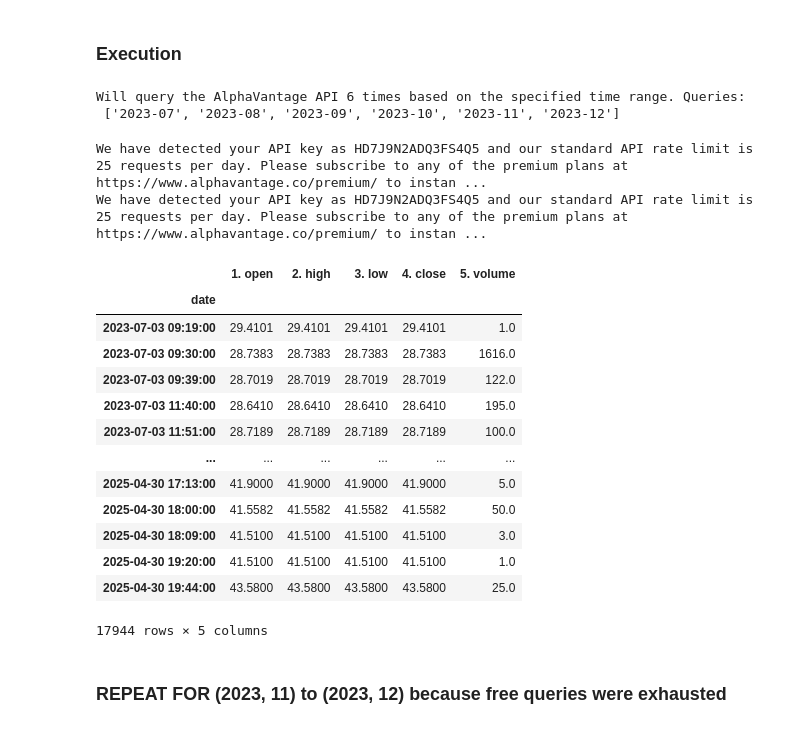
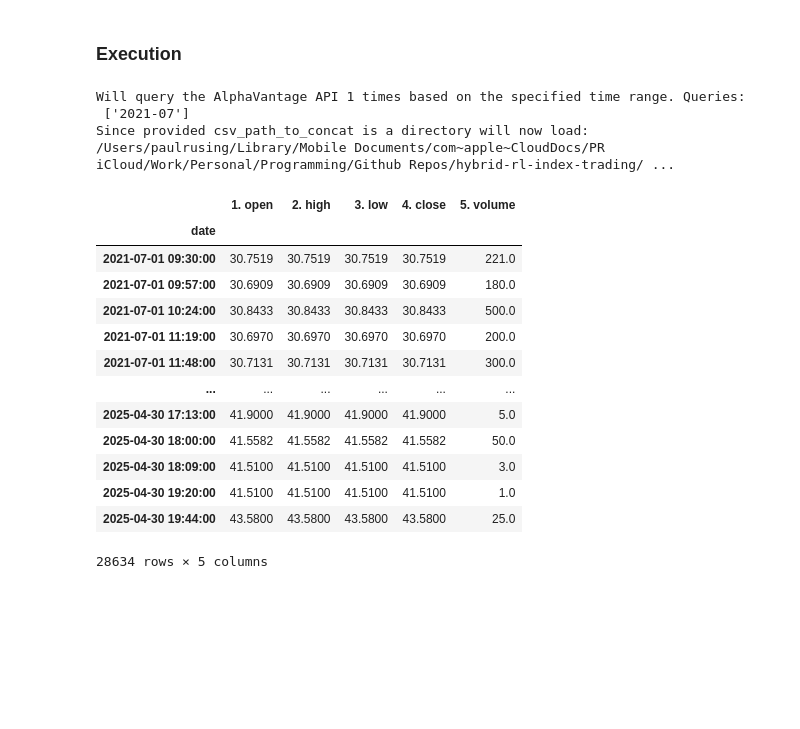
Before and after one commit to paulruesing/hybrid-rl-index-trading, a Jupyter notebook: notebooks/data_pull_dev.ipynb, the cells around one changed output. Drawn from its saved outputs; the diff is of its cells as text; code cells hidden in the pictures; blank space fills up the shorter version.

```diff
--- a/notebooks/data_pull_dev.ipynb
+++ b/notebooks/data_pull_dev.ipynb
@@ -129,7 +132,8 @@ IndexError: index 0 is out of bounds for axis 0 with size 0
 (Restricted to 25 daily free requests)
 # %%
 def get_data_from_alphavantage(api_key: str,
-                               ticker: str = 'DAX', start_year_month : (int, int) = None, end_year_month : (int, int) = None,
+                               ticker: str = 'DAX',
+                               start_year_month : (int, int) = None, end_year_month : (int, int) = None,
                                sampling_rate: Literal['1min', '5min', '15min', '30min', '60min'] = '1min',
                                price_column: Literal["1. open", "2. high", "3. low", "4. close"] = '4. close',
                                csv_path_to_concat: str = None,
@@ -184,6 +188,21 @@ def get_data_from_alphavantage(api_key: str,
 
     # prepare dataframe or load existing one:
     if csv_path_to_concat is not None:
+        # if csv_path_to_concat is a directory:
+        if "." not in str(csv_path_to_concat).split('/')[-1]:
+            file_array, date_array = np.array([]), np.array([])
+            for file in os.listdir(csv_path_to_concat):
+                # check for latest csv with ticker in title
+                if file.endswith(".csv") and ticker in file:
+                    din_datestring = file[:10]
+                    din_timestring = file[11:19].replace('_', ':')
+                    date = datetime.fromisoformat(din_datestring + ' ' + din_timestring)
+                    date_array = np.append(date_array, date)
+                    file_array = np.append(file_array, file)
+            csv_path_to_concat = csv_path_to_concat / file_array[date_array.argsort()[-1]]
+            print(f'Since provided csv_path_to_concat is a directory will now load: {csv_path_to_concat}')
+
+        # load existing dataframe:
         price_frame = pd.read_csv(csv_path_to_concat)
         # set datetime as index:
         price_frame['date'] = pd.to_datetime(price_frame['date'])
@@ -207,30 +226,33 @@ def get_data_from_alphavantage(api_key: str,
         date_range_string = f"{price_frame.index.min().strftime('%Y-%m-%d')} to {price_frame.index.max().strftime('%Y-%m-%d')}"
         save_title = filemgmt.file_title(title=f"{ticker} {price_column} price data {date_range_string}", dtype_suffix=".csv")
         price_frame.to_csv(save_path / save_title)
+        return price_frame
 
     return price_frame
 # %% [markdown]
 ### Execution
 # %%
-get_data_from_alphavantage(AV_API_KEY, save_path=MINUTELY_PRICES, start_year_month=(2023, 11), end_year_month=(2023, 12), csv_path_to_concat=MINUTELY_PRICES / "20250507 16_55_10 DAX 4. close price data 2023-07-03 to 2025-04-30.csv")
+frame = get_data_from_alphavantage(AV_API_KEY,
+                                                  save_path=MINUTELY_PRICES,
+                                                  start_year_month=(2021, 7),
+                                                  end_year_month=(202, 12),
+                                                  csv_path_to_concat=MINUTELY_PRICES)
+frame
 # %% [output]
-Will query the AlphaVantage API 6 times based on the specified time range. Queries:
- ['2023-07', '2023-08', '2023-09', '2023-10', '2023-11', '2023-12']
+Will query the AlphaVantage API 1 times based on the specified time range. Queries:
+ ['2021-07']
+Since provided csv_path_to_concat is a directory will now load: /Users/paulrusing/Library/Mobile Documents/com~apple~CloudDocs/PR iCloud/Work/Personal/Programming/Github Repos/hybrid-rl-index-trading/ ...
+|  | 1. open | 2. high | 3. low | 4. close | 5. volume |
+| date |  |  |  |  |  |
+| 2021-07-01 09:30:00 | 30.7519 | 30.7519 | 30.7519 | 30.7519 | 221.0 |
+| 2021-07-01 09:57:00 | 30.6909 | 30.6909 | 30.6909 | 30.6909 | 180.0 |
+| 2021-07-01 10:24:00 | 30.8433 | 30.8433 | 30.8433 | 30.8433 | 500.0 |
+| 2021-07-01 11:19:00 | 30.6970 | 30.6970 | 30.6970 | 30.6970 | 200.0 |
+| 2021-07-01 11:48:00 | 30.7131 | 30.7131 | 30.7131 | 30.7131 | 300.0 |
+| ... | ... | ... | ... | ... | ... |
+| 2025-04-30 17:13:00 | 41.9000 | 41.9000 | 41.9000 | 41.9000 | 5.0 |
+| 2025-04-30 18:00:00 | 41.5582 | 41.5582 | 41.5582 | 41.5582 | 50.0 |
+| 2025-04-30 18:09:00 | 41.5100 | 41.5100 | 41.5100 | 41.5100 | 3.0 |
+| 2025-04-30 19:20:00 | 41.5100 | 41.5100 | 41.5100 | 41.5100 | 1.0 |
+| 2025-04-30 19:44:00 | 43.5800 | 43.5800 | 43.5800 | 43.5800 | 25.0 |
-We have detected your API key as HD7J9N2ADQ3FS4Q5 and our standard API rate limit is 25 requests per day. Please subscribe to any of the premium plans at https://www.alphavantage.co/premium/ to instan ...
-We have detected your API key as HD7J9N2ADQ3FS4Q5 and our standard API rate limit is 25 requests per day. Please subscribe to any of the premium plans at https://www.alphavantage.co/premium/ to instan ...
+28634 rows × 5 columns
-|  | 1. open | 2. high | 3. low | 4. close | 5. volume |
-| date |  |  |  |  |  |
-| 2023-07-03 09:19:00 | 29.4101 | 29.4101 | 29.4101 | 29.4101 | 1.0 |
-| 2023-07-03 09:30:00 | 28.7383 | 28.7383 | 28.7383 | 28.7383 | 1616.0 |
-| 2023-07-03 09:39:00 | 28.7019 | 28.7019 | 28.7019 | 28.7019 | 122.0 |
-| 2023-07-03 11:40:00 | 28.6410 | 28.6410 | 28.6410 | 28.6410 | 195.0 |
-| 2023-07-03 11:51:00 | 28.7189 | 28.7189 | 28.7189 | 28.7189 | 100.0 |
-| ... | ... | ... | ... | ... | ... |
-| 2025-04-30 17:13:00 | 41.9000 | 41.9000 | 41.9000 | 41.9000 | 5.0 |
-| 2025-04-30 18:00:00 | 41.5582 | 41.5582 | 41.5582 | 41.5582 | 50.0 |
-| 2025-04-30 18:09:00 | 41.5100 | 41.5100 | 41.5100 | 41.5100 | 3.0 |
-| 2025-04-30 19:20:00 | 41.5100 | 41.5100 | 41.5100 | 41.5100 | 1.0 |
-| 2025-04-30 19:44:00 | 43.5800 | 43.5800 | 43.5800 | 43.5800 | 25.0 |
-17944 rows × 5 columns
-# %% [markdown]
-### REPEAT FOR (2023, 11) to (2023, 12) because free queries were exhausted
```
Also changed, not shown: parts of 2 cells of this notebook, 1 other file.
